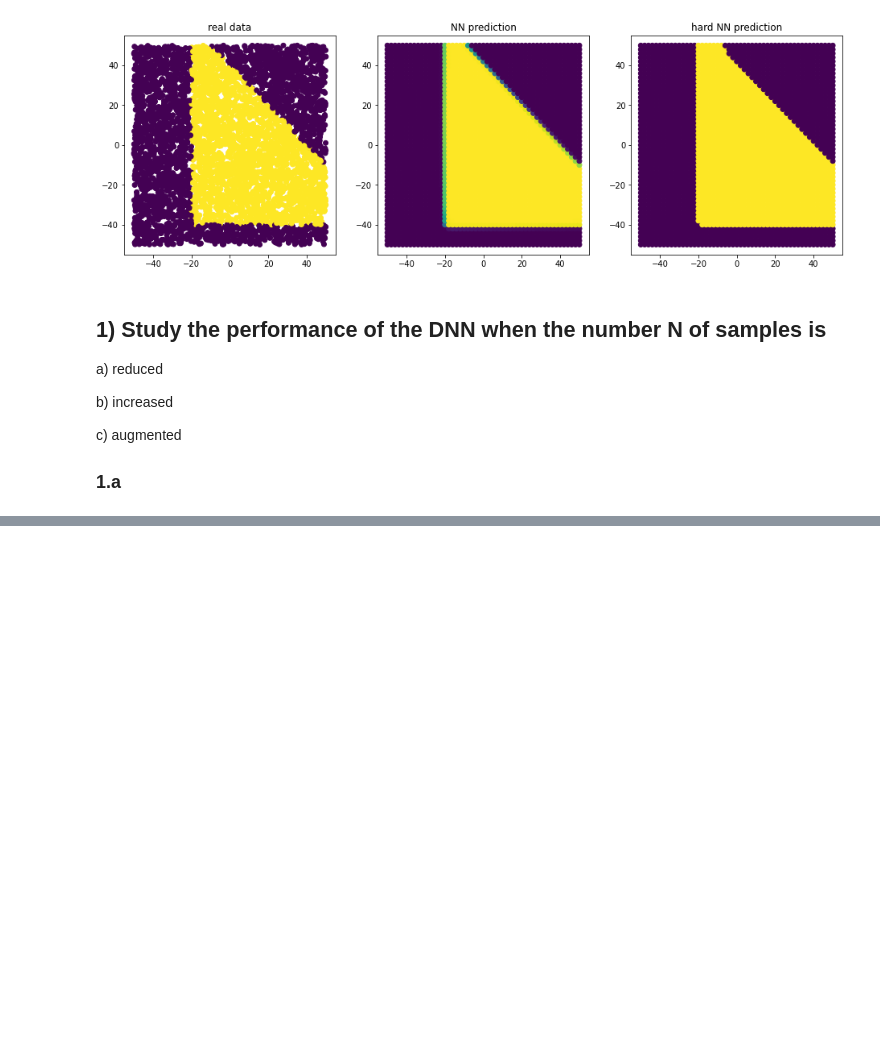
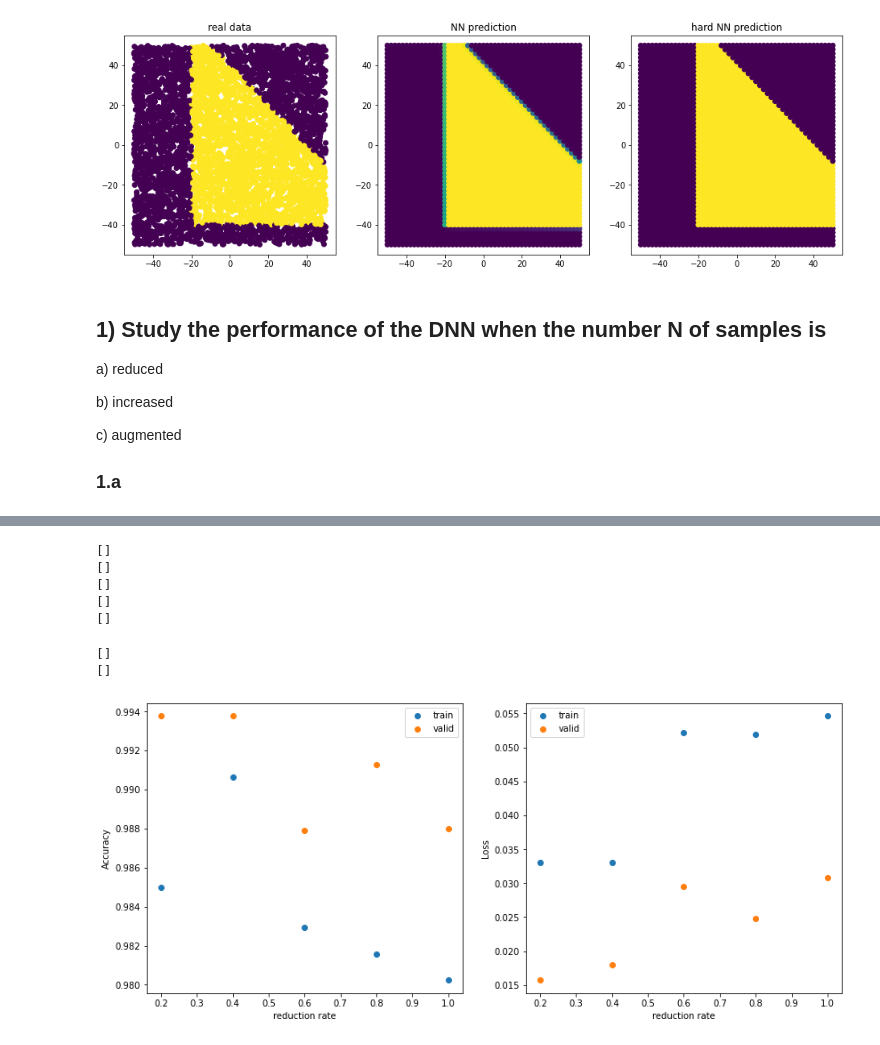
Before and after one commit to niklai99/LCP-modB, a Jupyter notebook: 02-DNN/02-DNN-1.ipynb, the cells around one changed output, grey strips where cells are left out. Saved outputs shown, nothing was run; the diff lists cells and outputs as text; code cells hidden in the pictures; blank space fills up the shorter version.

```diff
--- a/02-DNN/02-DNN-1.ipynb
+++ b/02-DNN/02-DNN-1.ipynb
@@ -294,3 +351,64 @@ for data, labels, rate in zip(training_data, training_labels, reduction_rates):
+# %%
+#training
+
+minibatch = 100
+N_epochs  = 300
+
+tr_acc, val_acc = [], []
+tr_loss, val_loss = [], []
+test_loss, test_acc = [], []
+
+for x_tr, y_tr, x_val, y_val, x_test, y_test in zip(training_data, training_labels, x_valid, y_valid, test_data, test_labels):
+    fit = network.fit(
+        x_tr, y_tr,
+        epochs          = N_epochs,
+        batch_size      = minibatch,
+        validation_data = (x_val, y_val),
+        verbose         = 0,
+    )
+    tr_acc.append(fit.history['accuracy'][-1])
+    val_acc.append(fit.history['val_accuracy'][-1])
+    tr_loss.append(fit.history['loss'][-1])
+    val_loss.append(fit.history['val_loss'][-1])
+
+    # test = network.evaluate(
+    #     x_test, y_test,
+    #     batch_size      = minibatch,
+    #     verbose         = 0,
+    # )
+    # print(test)
+    # test_loss.append(test[0])
+    # test_acc.append(test[1])
+# %% [output]
+[]
+[]
+[]
+[]
+[]
+# %%
+print(test_loss)
+print(test_acc)
+# %% [output]
+[]
+[]
+# %%
+fig, ax = plt.subplots(nrows=1, ncols=2, figsize=(14,6))
+
+ax[0].scatter(reduction_rates, tr_acc, label="train")
+ax[0].scatter(reduction_rates, val_acc, label="valid")
+ax[0].set_xlabel('reduction rate')
+ax[0].set_ylabel("Accuracy")
+ax[0].legend()
+
+ax[1].scatter(reduction_rates, tr_loss, label="train")
+ax[1].scatter(reduction_rates, val_loss, label="valid")
+ax[1].set_xlabel('reduction rate')
+ax[1].set_ylabel("Loss")
+ax[1].legend()
+
+plt.show()
+# %% [output]
+[figure, added]
 # %% [markdown]
 <a style='text-decoration:none;line-height:16px;display:flex;color:#5B5B62;padding:10px;justify-content:end;' href='https://deepnote.com?utm_source=created-in-deepnote-cell&projectId=452e6836-b7b8-455e-80d9-d4109b6baddf' target="_blank">
 <img alt='Created in deepnote.com' style='display:inline;max-height:16px;margin:0px;margin-right:7.5px;' src='embedded-picture-1' > </img>
```
Also changed, not shown: parts of 8 cells of this notebook, 4 other files.
